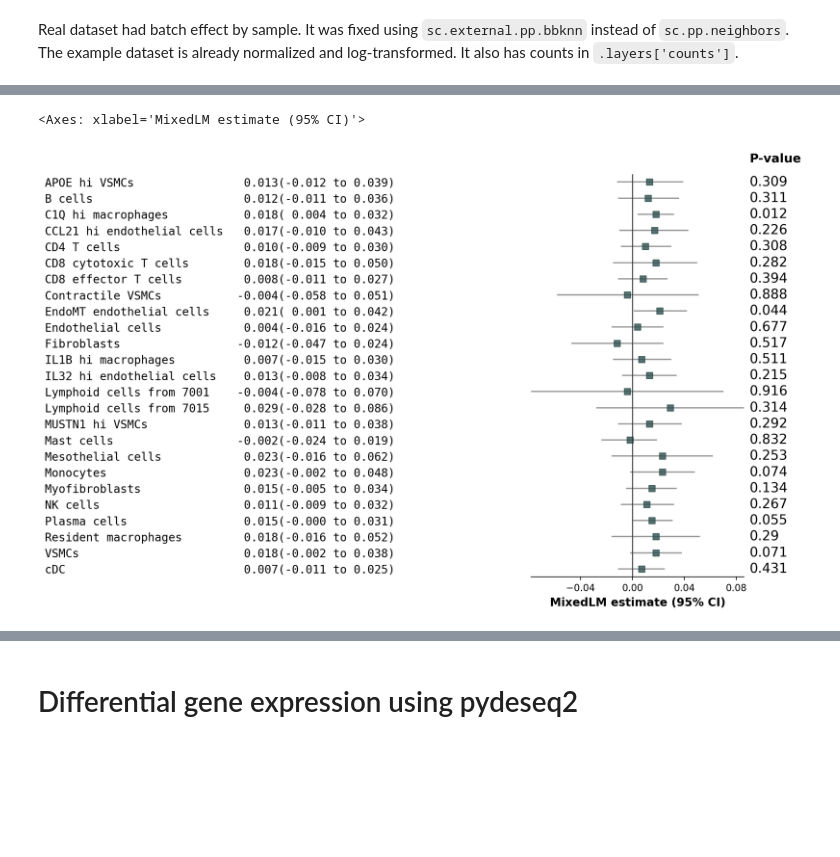
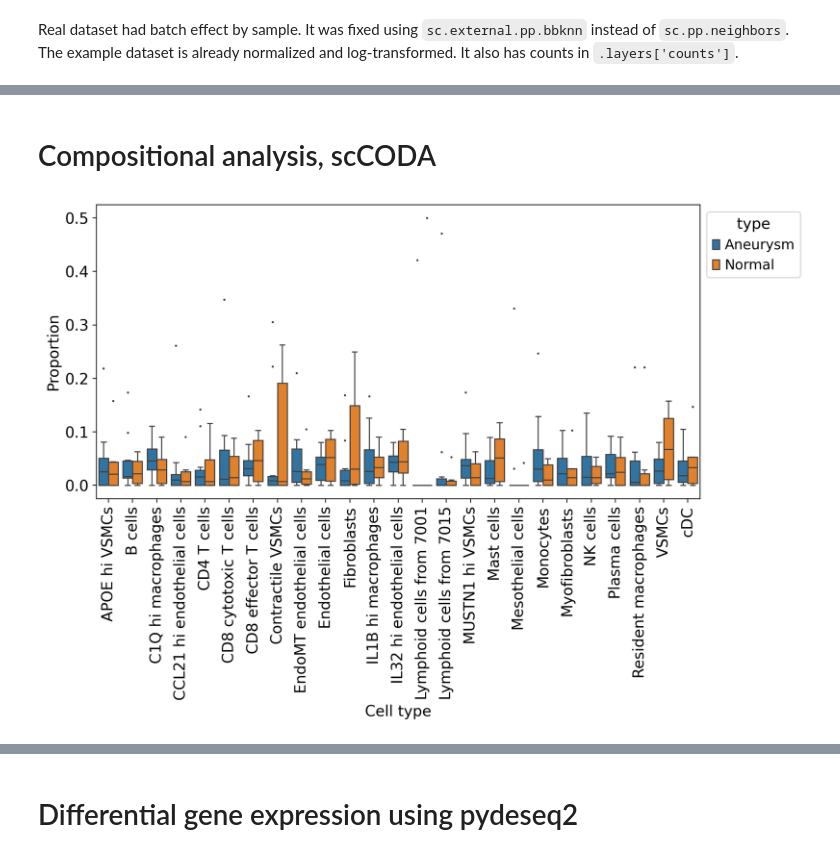
Before and after one commit to ismms-himc/Bashore_aneurysm, a Jupyter notebook: analysis.ipynb, the cells around one changed output, grey strips where cells are left out. Cells and saved outputs as stored; diff of their text form; code cells hidden in the pictures; blank space fills up the shorter version.

Commit message:
added scCODA and LICENSE

```diff
--- a/analysis.ipynb
+++ b/analysis.ipynb
@@ -194,14 +93,25 @@ calc_mixedlm(freq_table=freq,
-# %%
-fp.forestplot(dataframe=lme_resdf,
-              estimate="coef",
-              ll="ci_2.5%",
-              hl="ci_97.5%",
-              pval='p-value',
-              starpval=False,
-              decimal_precision=3,
-              varlabel="cell type",
-              xlabel="MixedLM estimate (95% CI)",
-              )
-# %% [output]
-<Axes: xlabel='MixedLM estimate (95% CI)'>
-[figure, removed]
+# %% [markdown]
+# Compositional analysis, scCODA
+# %%
+sccoda_model = pt.tl.Sccoda()
+# %%
+sccoda_data = sccoda_model.load(
+    adata=adata,
+    type="cell_level",
+    generate_sample_level=True,
+    cell_type_identifier="refined_annotation",
+    sample_identifier="sample",
+    covariate_obs=["type"],
+)
+# %%
+sccoda_model.plot_boxplots(
+    sccoda_data,
+    modality_key="coda",
+    feature_name="type",
+    figsize=(10,5),
+    add_dots=False,
+    return_fig=True,
+    palette='tab10'
+)
+# %% [output]
+[figure, added]
```
Also changed, not shown: parts of 16 cells of this notebook, 1 other file.
